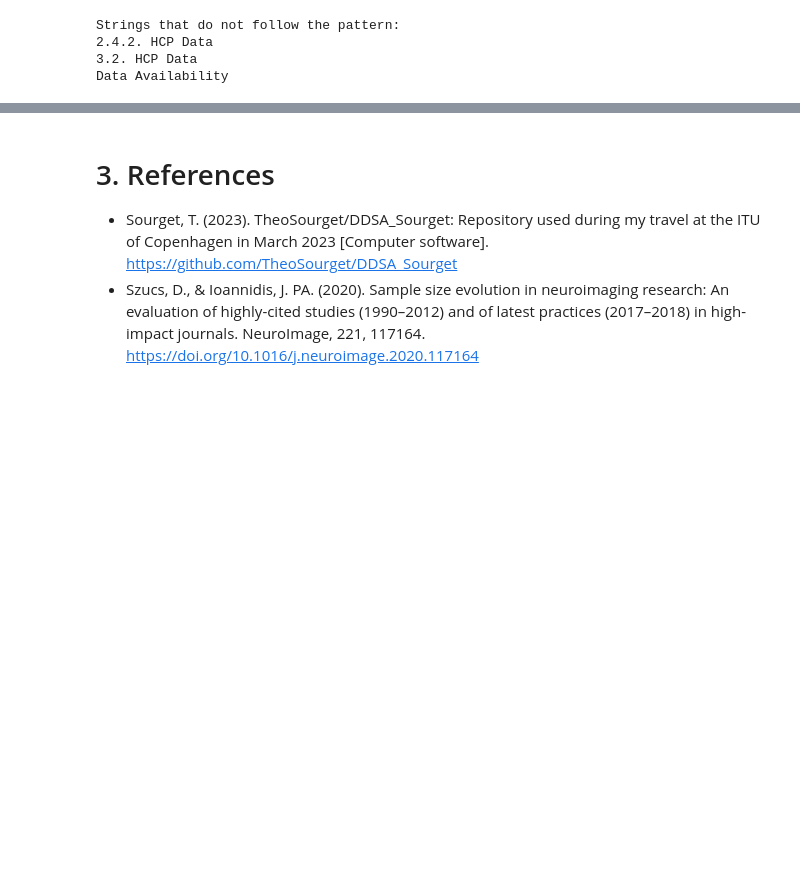
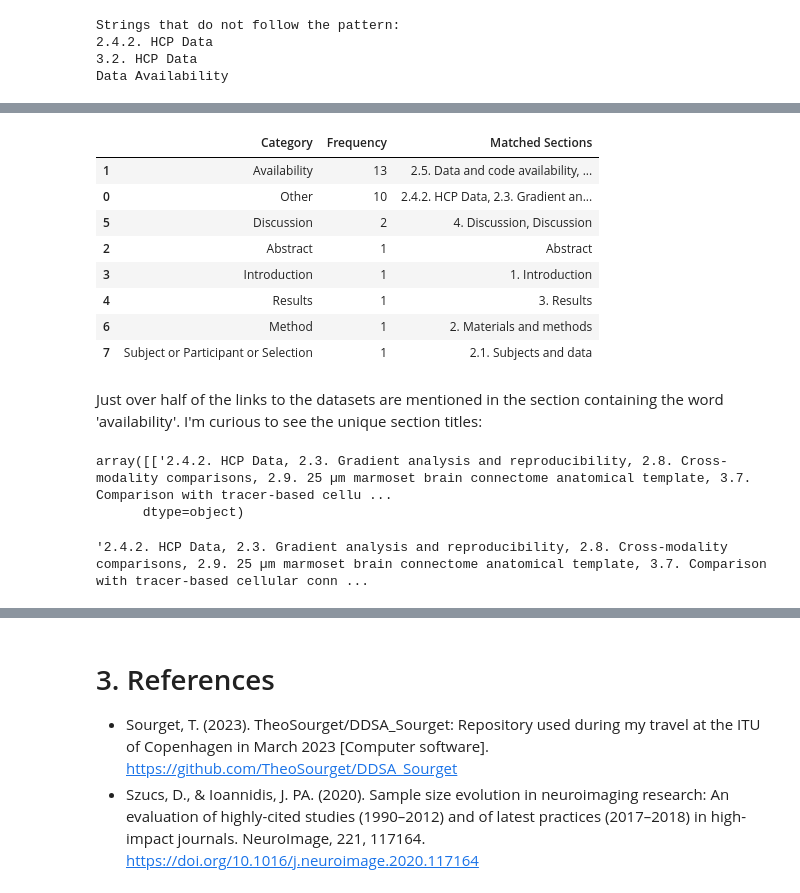
Before and after one commit to phantomloe/Thesis, a Jupyter notebook: Code/articles_groundtruth_v2.ipynb, the cells around one changed output, grey strips where cells are left out. Saved outputs shown, nothing was run; the diff lists cells and outputs as text; code cells hidden in the pictures; blank space fills up the shorter version.

```diff
--- a/Code/articles_groundtruth_v2.ipynb
+++ b/Code/articles_groundtruth_v2.ipynb
@@ -798,0 +840,62 @@ Percentage of articles with dataset links: 80.00%
+# %%
+# Dictionary to store frequencies and matched sections
+link_frequencies = {}
+link_matched_sections = {category: set() for category in patterns.keys()}
+
+# Iterate through the list of sections
+for sections in articles['link_section']:
+    # Create a set to keep track of processed categories for this dataset
+    processed_categories = set()
+
+    for section in sections:
+        # Skip empty sections
+        if not section:
+            continue
+
+        processed_categories = set()  # Reset processed_categories for each section title
+        matched = False
+
+        # Iterate through patterns and check for matches
+        for category, pattern in patterns.items():
+            if category not in processed_categories and re.search(pattern, section, flags=re.IGNORECASE):
+                link_matched_sections[category].add(section)
+                link_frequencies[category] = link_frequencies.get(category, 0) + 1
+                processed_categories.add(category)  # Mark category as processed for this dataset
+                matched = True
+                break
+
+        # If no match was found, consider it as "Other"
+        if not matched:
+            link_matched_sections['Other'].add(section)
+
+# Convert frequencies to a DataFrame
+link_section_df = pd.DataFrame(list(link_frequencies.items()), columns=['Category', 'Frequency'])
+
+# Append the matched sections to the DataFrame
+link_section_df['Matched Sections'] = [', '.join(link_matched_sections[category]) for category in link_section_df['Category']]
+
+# Order the sections by their frequency
+link_section_df = link_section_df.sort_values(by='Frequency', ascending=False)
+# %%
+link_section_df
+# %% [output]
+|  | Category | Frequency | Matched Sections |
+| 1 | Availability | 13 | 2.5. Data and code availability, ... |
+| 0 | Other | 10 | 2.4.2. HCP Data, 2.3. Gradient an... |
+| 5 | Discussion | 2 | 4. Discussion, Discussion |
+| 2 | Abstract | 1 | Abstract |
+| 3 | Introduction | 1 | 1. Introduction |
+| 4 | Results | 1 | 3. Results |
+| 6 | Method | 1 | 2. Materials and methods |
+| 7 | Subject or Participant or Selection | 1 | 2.1. Subjects and data |
+# %% [markdown]
+Just over half of the links to the datasets are mentioned in the section containing the word 'availability'. I'm curious to see the unique section titles:
+# %%
+link_section_df[link_section_df['Category'] == 'Other'][['Matched Sections']].values
+# %% [output]
+array([['2.4.2. HCP Data, 2.3. Gradient analysis and reproducibility, 2.8. Cross-modality comparisons, 2.9. 25 µm marmoset brain connectome anatomical template, 3.7. Comparison with tracer-based cellu ...
+      dtype=object)
+# %%
+link_section_df['Matched Sections'].loc[0]
+# %% [output]
+'2.4.2. HCP Data, 2.3. Gradient analysis and reproducibility, 2.8. Cross-modality comparisons, 2.9. 25 µm marmoset brain connectome anatomical template, 3.7. Comparison with tracer-based cellular conn ...
```
Also changed, not shown: parts of 42 cells of this notebook, 8 other files.
